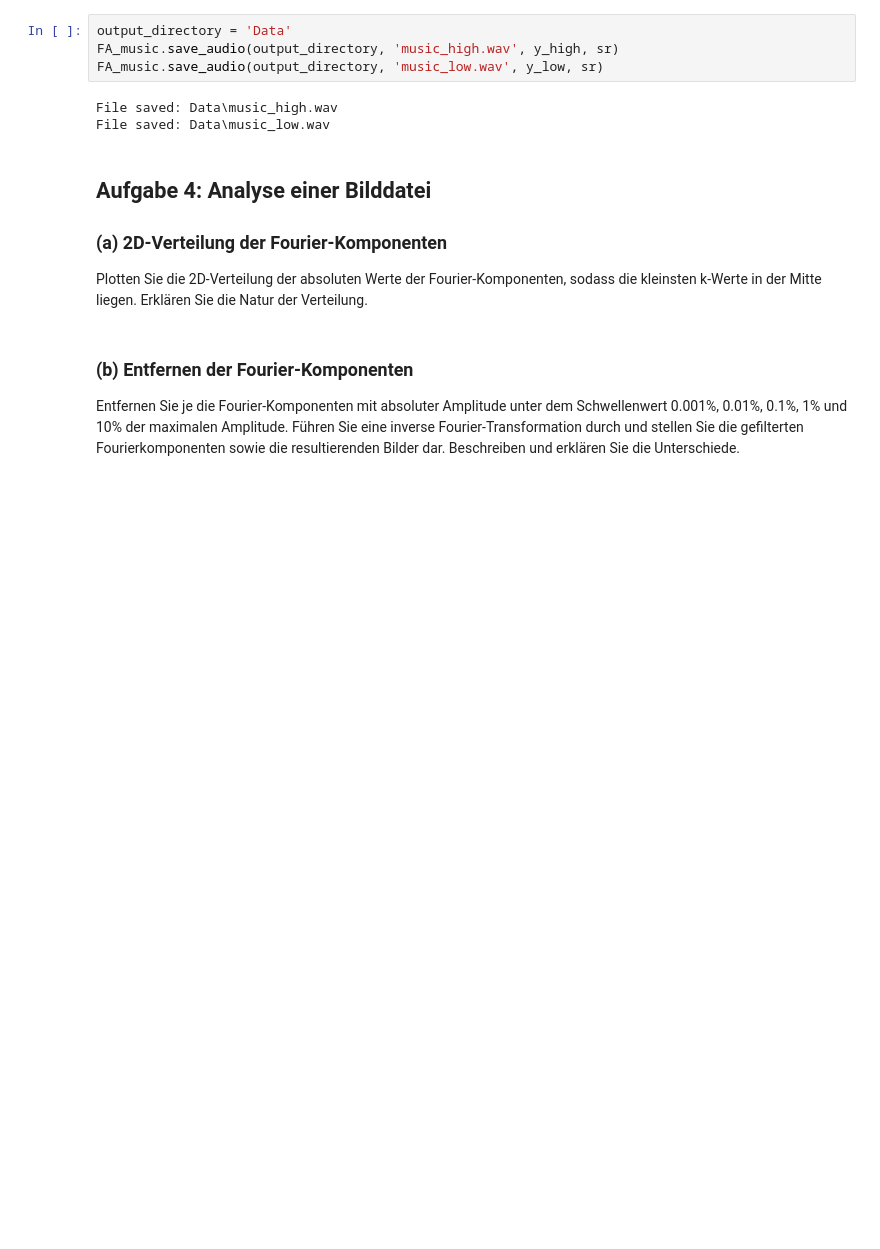
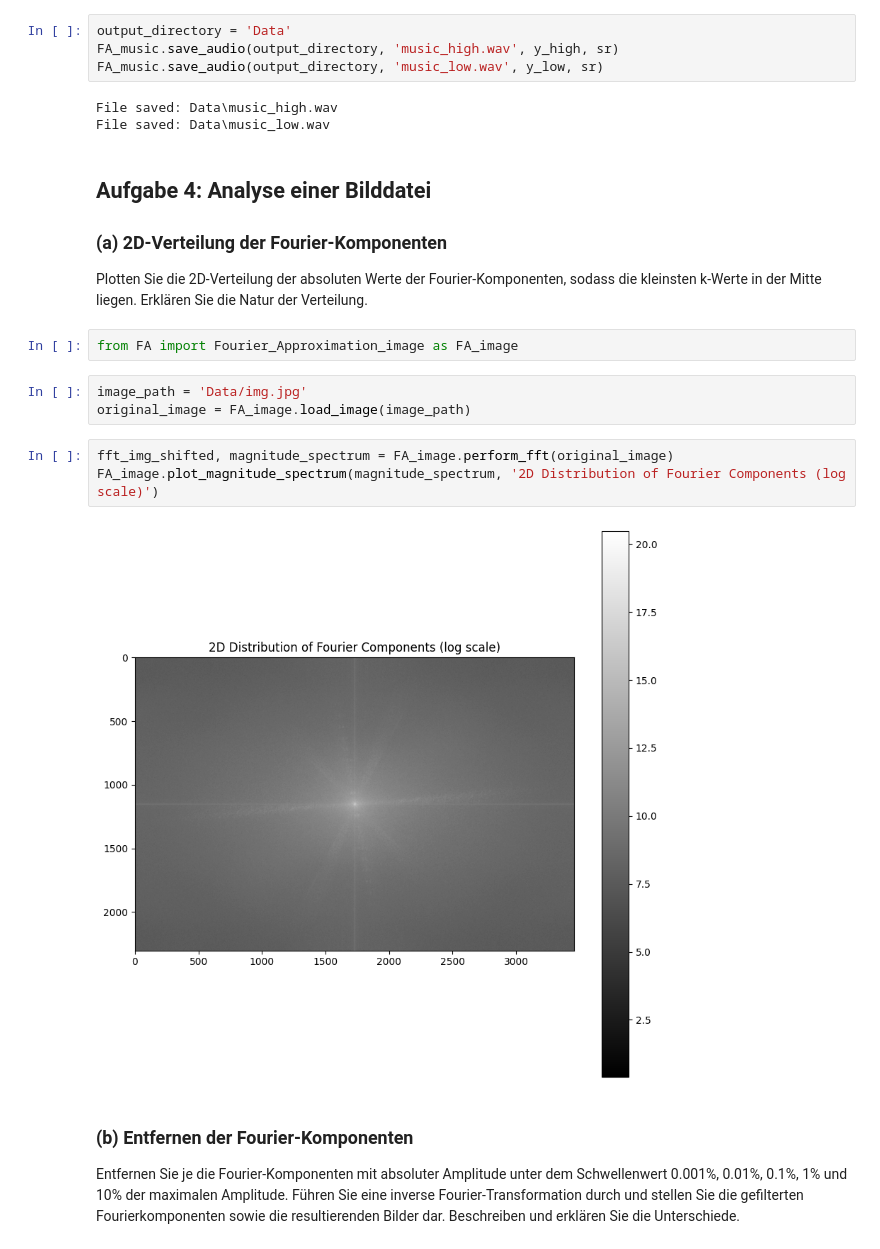
Before and after one commit to infamousperi/FourierTransformation, a Jupyter notebook: MC2.ipynb, the cells around one changed output. Cells and saved outputs as stored; diff of their text form; blank space fills up the shorter version.

```diff
--- a/MC2.ipynb
+++ b/MC2.ipynb
@@ -211,6 +211,16 @@ File saved: Data\music_low.wav
 
 ### (a) 2D-Verteilung der Fourier-Komponenten
 Plotten Sie die 2D-Verteilung der absoluten Werte der Fourier-Komponenten, sodass die kleinsten k-Werte in der Mitte liegen. Erklären Sie die Natur der Verteilung.
+# %%
+from FA import Fourier_Approximation_image as FA_image
+# %%
+image_path = 'Data/img.jpg'
+original_image = FA_image.load_image(image_path)
+# %%
+fft_img_shifted, magnitude_spectrum = FA_image.perform_fft(original_image)
+FA_image.plot_magnitude_spectrum(magnitude_spectrum, '2D Distribution of Fourier Components (log scale)')
+# %% [output]
+[figure, added]
 # %% [markdown]
 ### (b) Entfernen der Fourier-Komponenten
 Entfernen Sie je die Fourier-Komponenten mit absoluter Amplitude unter dem Schwellenwert 0.001%, 0.01%, 0.1%, 1% und 10% der maximalen Amplitude. Führen Sie eine inverse Fourier-Transformation durch und stellen Sie die gefilterten Fourierkomponenten sowie die resultierenden Bilder dar. Beschreiben und erklären Sie die Unterschiede.
```
Also changed, not shown: parts of 2 cells of this notebook, 1 other file.
